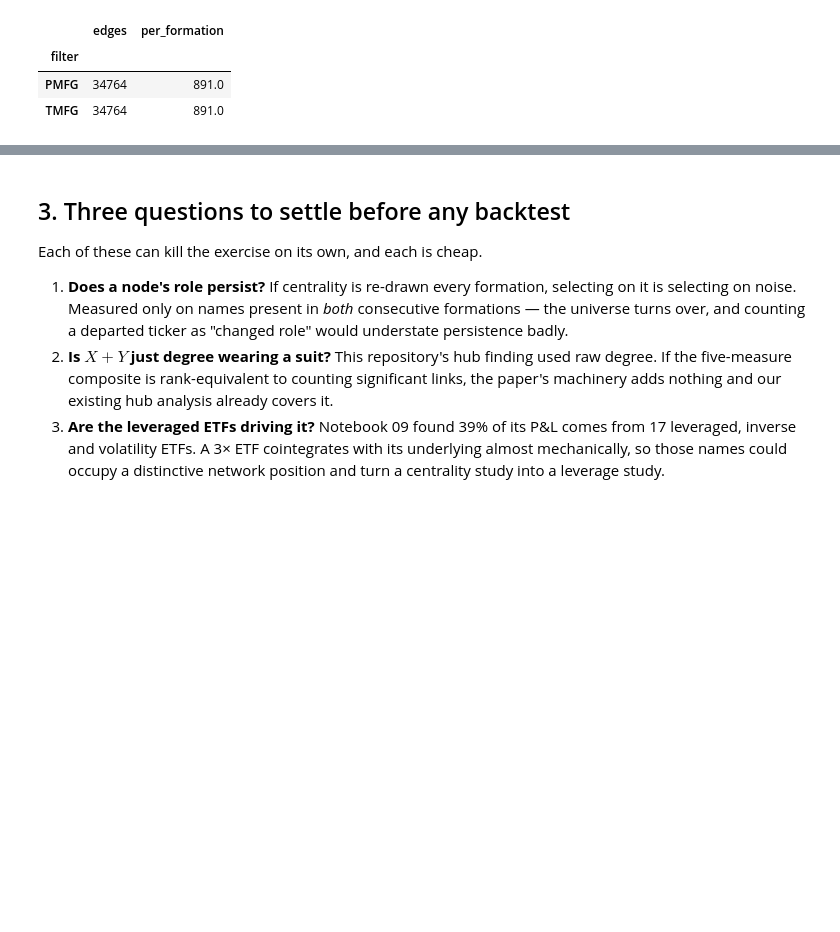
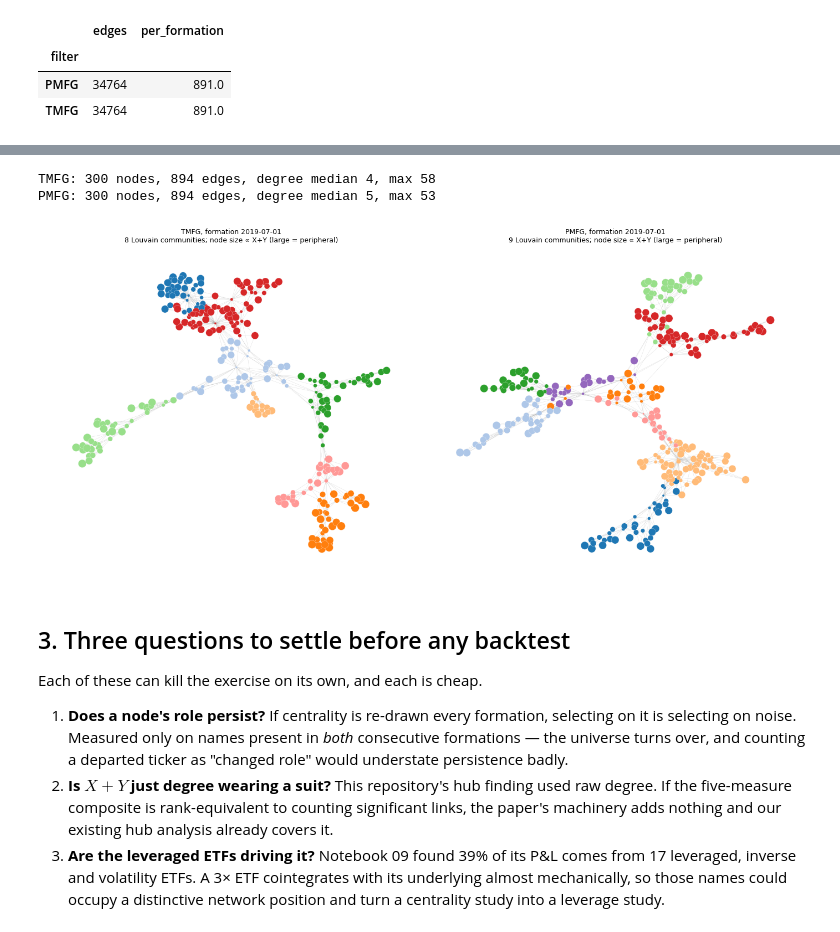
Before and after one commit to mengrenman/dynamic-hedge-pairs-trading, a Jupyter notebook: notebooks/network_pairs_day_lake.ipynb, the cells around one changed output, grey strips where cells are left out. Drawn from its saved outputs; the diff is of its cells as text; code cells hidden in the pictures; blank space fills up the shorter version.

```diff
--- a/notebooks/network_pairs_day_lake.ipynb
+++ b/notebooks/network_pairs_day_lake.ipynb
@@ -185,3 +196,46 @@ filtered: 39 formations, 69,528 edges, 815 distinct tickers across the whole spa
+# %%
+SHOW_F = sorted(pd.to_datetime(edges["formation"]).unique())[26]
+
+def draw_network(ax, filt, title, color_by="community", highlight=None):
+    ef = edges[(edges["filter"] == filt) & (pd.to_datetime(edges["formation"]) == SHOW_F)]
+    nf = nodes[(nodes["filter"] == filt) & (pd.to_datetime(nodes["formation"]) == SHOW_F)]
+    G = nx.Graph()
+    G.add_nodes_from(nf["ticker1"])
+    for _, r in ef.iterrows():
+        G.add_edge(r["ticker1"], r["ticker2"], weight=r["w"])
+    xy = nf.set_index("ticker1")["xy1"]
+    role = nf.set_index("ticker1")["role1"]
+    pos = nx.spring_layout(G, seed=11, weight="weight", iterations=120)
+
+    sizes = 6 + 105 * ((xy - xy.min()) / (xy.max() - xy.min())).reindex(list(G)).fillna(0.5)
+    if color_by == "community":
+        comms = nx.community.louvain_communities(G, weight="weight", seed=11)
+        cid = {v: i for i, c in enumerate(comms) for v in c}
+        cols = [plt.cm.tab20(cid.get(v, 0) % 20) for v in G]
+        sub_t = f"{len(comms)} Louvain communities; node size ∝ X+Y (large = peripheral)"
+    else:
+        cmap = {"peripheral": "seagreen", "central": "indianred", "middle": "0.82"}
+        cols = [cmap[role.get(v, "middle")] if (highlight is None or v in highlight) else "0.9"
+                for v in G]
+        k = len(highlight) if highlight is not None else len(G)
+        sub_t = f"{k} eligible assets of {len(G)} highlighted; the rest in grey"
+    nx.draw_networkx_edges(G, pos, ax=ax, width=0.25, alpha=0.35, edge_color="0.5")
+    nx.draw_networkx_nodes(G, pos, ax=ax, node_size=sizes.to_numpy(), node_color=cols,
+                           linewidths=0.2, edgecolors="white")
+    ax.set_title(title + "\n" + sub_t, fontsize=9)
+    ax.set_axis_off()
+    return G
+
+fig, axes = plt.subplots(1, 2, figsize=(14, 6.6))
+for ax, filt in zip(axes, ("TMFG", "PMFG")):
+    G = draw_network(ax, filt, f"{filt}, formation {pd.Timestamp(SHOW_F).date()}")
+    print(f"{filt}: {G.number_of_nodes()} nodes, {G.number_of_edges()} edges, "
+          f"degree median {int(np.median([d for _, d in G.degree()]))}, max {max(d for _, d in G.degree())}")
+plt.tight_layout(); plt.show()
+# %% [output]
+TMFG: 300 nodes, 894 edges, degree median 4, max 58
+PMFG: 300 nodes, 894 edges, degree median 5, max 53
+[figure, added]
 # %% [markdown]
 ## 3. Three questions to settle before any backtest
 
```
Also changed, not shown: parts of 3 cells of this notebook, 1 other file.
